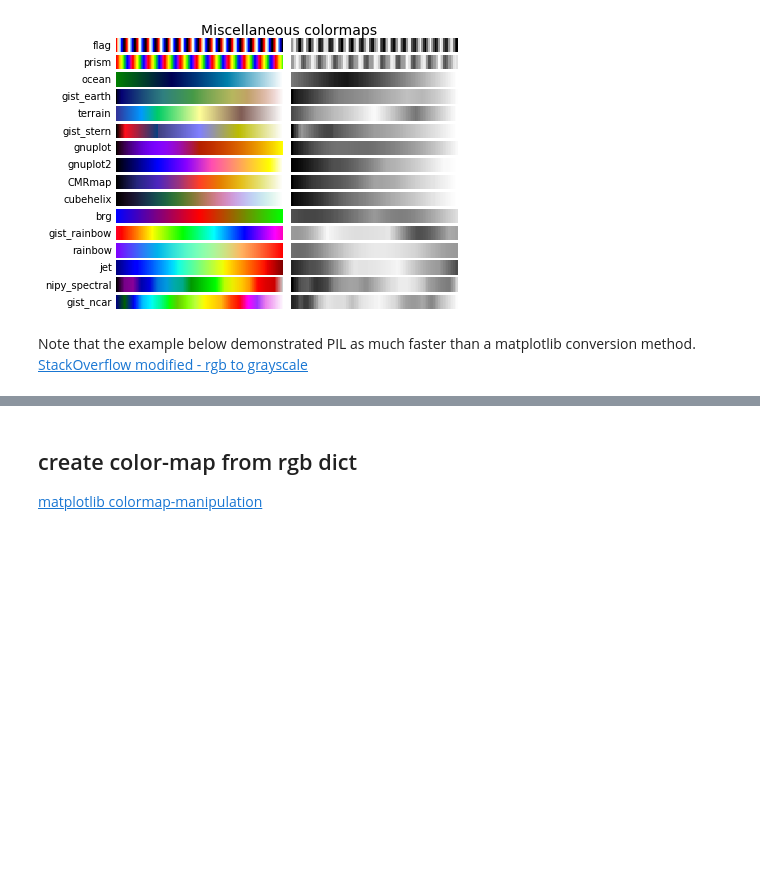
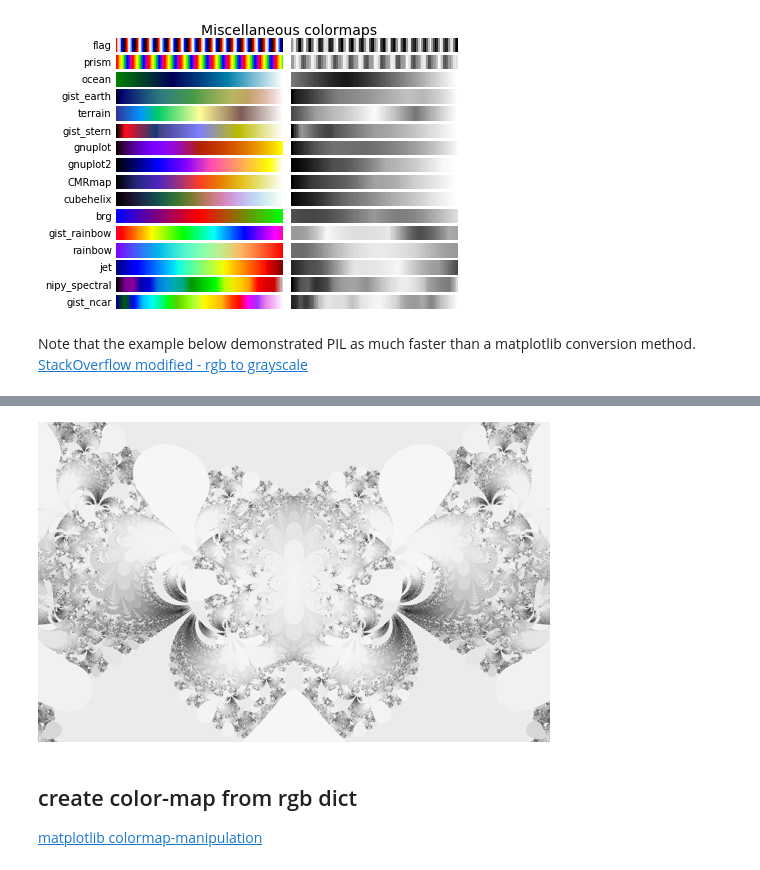
Before and after one commit to dlanier/scalygraphic, a Jupyter notebook: notebooksColorMapping/matplotlib_pillow_talk.ipynb, the cells around one changed output, grey strips where cells are left out. Drawn from its saved outputs; the diff is of its cells as text; code cells hidden in the pictures; blank space fills up the shorter version.

```diff
--- a/notebooksColorMapping/matplotlib_pillow_talk.ipynb
+++ b/notebooksColorMapping/matplotlib_pillow_talk.ipynb
@@ -269,3 +333,8 @@ display(im)
+# %%
+im = get_grey_thumb(imfile_name)
+display(im)
+# %% [output]
+[figure, added]
 # %% [markdown]
 ## create color-map from rgb dict
 [matplotlib colormap-manipulation ](https://matplotlib.org/3.1.0/tutorials/colors/colormap-manipulation.html) <br>
```
Also changed, not shown: parts of 13 cells of this notebook.
